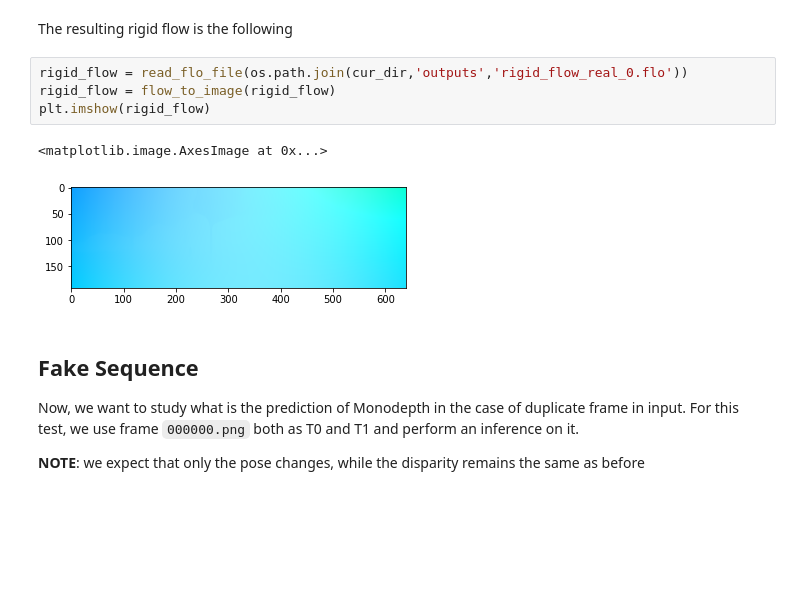
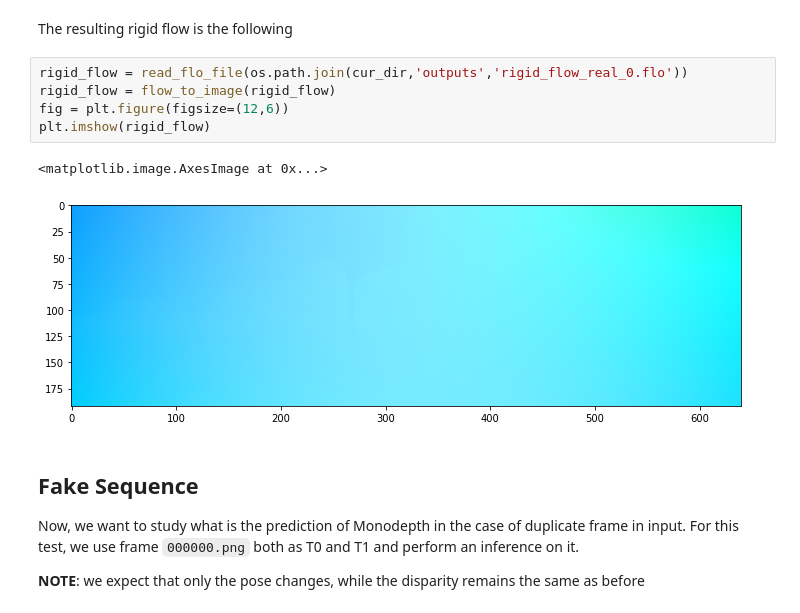
Before and after one commit to FilippoAleotti/MotionTest, a Jupyter notebook: notebook.ipynb, the cells around one changed output. Saved outputs shown, nothing was run; the diff lists cells and outputs as text; blank space fills up the shorter version.

```diff
--- a/notebook.ipynb
+++ b/notebook.ipynb
@@ -62,10 +62,11 @@ The resulting rigid flow is the following
 # %%
 rigid_flow = read_flo_file(os.path.join(cur_dir,'outputs','rigid_flow_real_0.flo'))
 rigid_flow = flow_to_image(rigid_flow)
+fig = plt.figure(figsize=(12,6))
 plt.imshow(rigid_flow)
 # %% [output]
 <matplotlib.image.AxesImage at 0x...>
-[figure, old version]
+[figure, new version]
 # %% [markdown]
 ## Fake Sequence
 Now, we want to study what is the prediction of Monodepth in the case of duplicate frame in input.
```
Also changed, not shown: parts of 11 cells of this notebook, 2 other files.
